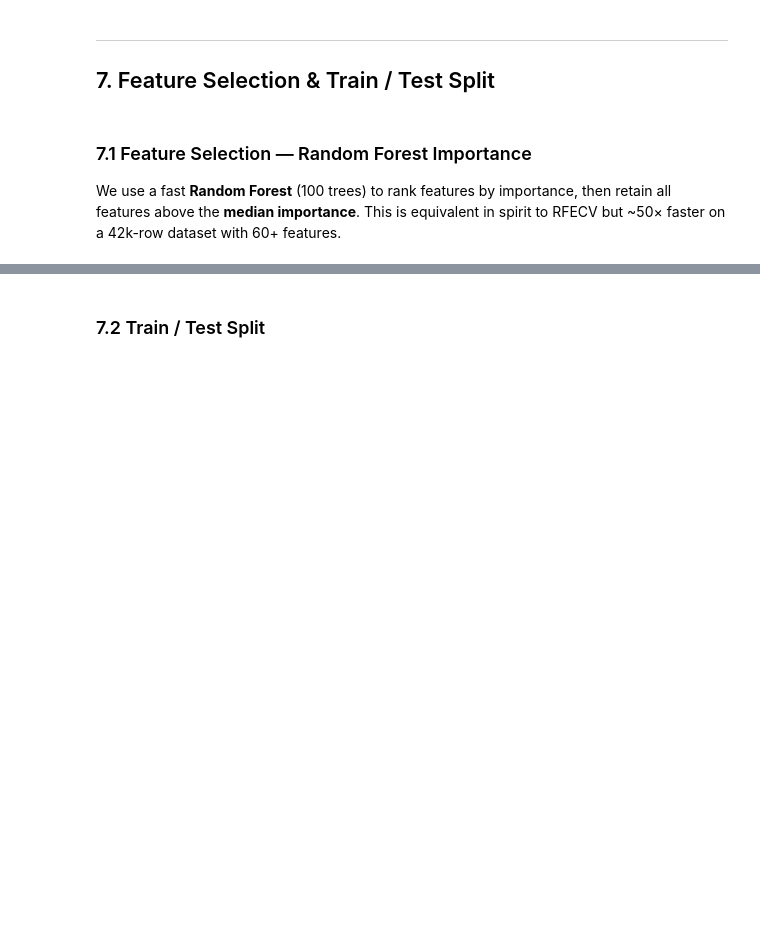
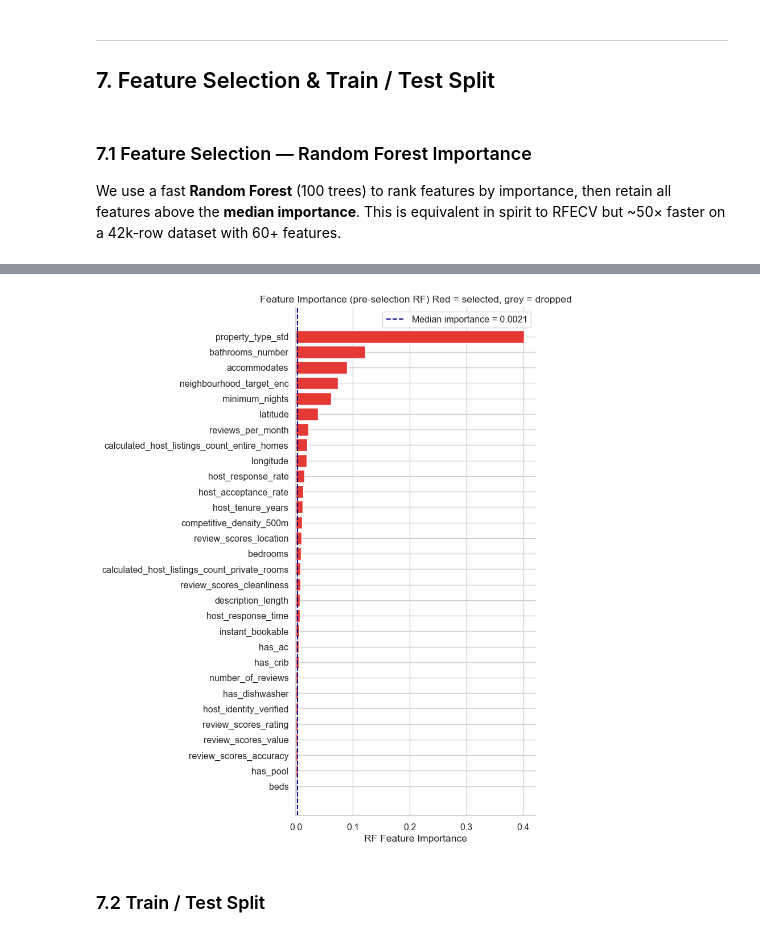
Before and after one commit to nnnuria/airbnb-investment-intelligence, a Jupyter notebook: notebooks/price_ml_model.ipynb, the cells around one changed output, grey strips where cells are left out. Saved outputs shown, nothing was run; the diff lists cells and outputs as text; code cells hidden in the pictures; blank space fills up the shorter version.

```diff
--- a/notebooks/price_ml_model.ipynb
+++ b/notebooks/price_ml_model.ipynb
@@ -379,5 +493,15 @@ print(amenity_flags.mean().mul(100).sort_values(ascending=False).round(1).to_str
 # %%
 # ── 5.2 Review score imputation ───────────────────────────────────────────
+# Review scores are computed and imputed here for EDA completeness,
+# but are EXCLUDED from the model feature set for three reasons:
+#   1. Weak price signal: best Spearman ρ = 0.14 (location), worst ≈ −0.03
+#   2. Severe intercorrelation: pairwise r ranges from 0.50 to 0.87 across the 7 dims
+#   3. No differentiation for new properties: all 7 are imputed to city median
+#      (variance across 3 city medians ≈ 0.0001–0.003), so they carry
+#      near-zero signal for the main inference use case (evaluating a new listing)
+# The `has_reviews` binary flag is kept — it tells the model whether scores
+# are real observations or imputed city-medians.
+
 REVIEW_SCORE_COLS = [
     "review_scores_rating", "review_scores_accuracy", "review_scores_cleanliness",
     "review_scores_checkin", "review_scores_communication",
@@ -388,8 +512,11 @@ df["has_reviews"] = (df["number_of_reviews"] > 0).astype(np.int8)
 city_review_medians = df.groupby("city")[REVIEW_SCORE_COLS].median()
 for col in REVIEW_SCORE_COLS:
     missing_mask = df[col].isna()
-    df.loc[missing_mask, col] = df.loc[missing_mask, "city"].map(city_review_medians[col])
+    df.loc[missing_mask, col] = df.loc[missing_mask, "city"].map(city_review_medians[col]).astype(float)
 
-print("Review score nulls after imputation:")
+# Add all 7 to DROP_COLS (handled in section 5.4)
+print("Review score nulls after imputation (imputed for EDA only — excluded from model):")
 print(df[REVIEW_SCORE_COLS].isna().sum().to_string())
-print(f"\n{df['has_reviews'].sum():,} listings ({df['has_reviews'].mean()*100:.1f}%) have at least one review.")
+print(f"{df['has_reviews'].sum():,} listings ({df['has_reviews'].mean()*100:.1f}%) have at least one review.")
+print(f"City medians used for imputation:")
+print(city_review_medians.round(3).to_string())
@@ -578,19 +854,20 @@ for feat in selected_features:
 # %%
-    # Importance bar chart
-    top30 = importances.nlargest(30).sort_values()
-    colors_imp = ["#E53935" if f in selected_features else "#B0BEC5" for f in top30.index]
-    fig, ax = plt.subplots(figsize=(8, 10))
-    ax.barh(top30.index, top30.values, color=colors_imp)
-    ax.axvline(median_imp, color="navy", ls="--", lw=1.5, label=f"Median importance = {median_imp:.4f}")
-    ax.set_xlabel("RF Feature Importance")
-    ax.set_title("Feature Importance (pre-selection RF)
-Red = selected, grey = dropped")
-    ax.legend()
-    ax.spines["top"].set_visible(False)
-    ax.spines["right"].set_visible(False)
-    plt.tight_layout()
-    plt.savefig(MODEL_DIR / "07_rf_feature_importance.png", dpi=130, bbox_inches="tight")
-    plt.show()
+# Importance bar chart
+top30 = importances.nlargest(30).sort_values()
+colors_imp = ["#E53935" if f in selected_features else "#B0BEC5" for f in top30.index]
+fig, ax = plt.subplots(figsize=(8, 10))
+ax.barh(top30.index, top30.values, color=colors_imp)
+ax.axvline(median_imp, color="navy", ls="--", lw=1.5, label=f"Median importance = {median_imp:.4f}")
+ax.set_xlabel("RF Feature Importance")
+ax.set_title("Feature Importance (pre-selection RF) Red = selected, grey = dropped")
+ax.legend()
+ax.spines["top"].set_visible(False)
+ax.spines["right"].set_visible(False)
+plt.tight_layout()
+plt.savefig(MODEL_DIR / "07_rf_feature_importance.png", dpi=130, bbox_inches="tight")
+plt.show()
+# %% [output]
+[figure, added]
 # %% [markdown]
 ### 7.2 Train / Test Split
 # %%
```
Also changed, not shown: parts of 49 cells of this notebook, 21 other files.
